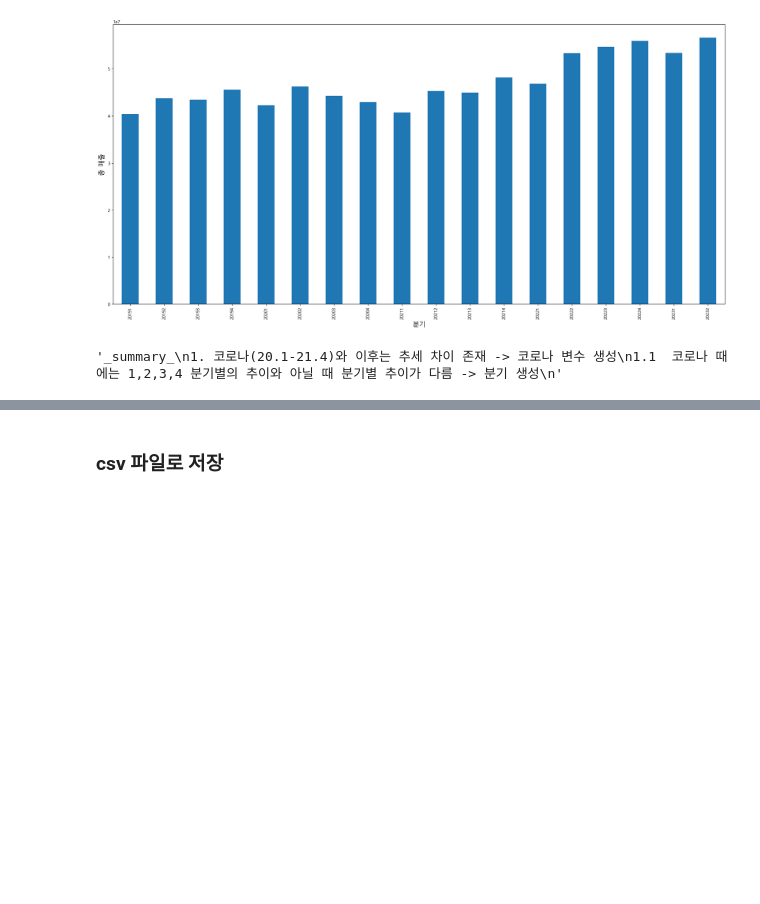
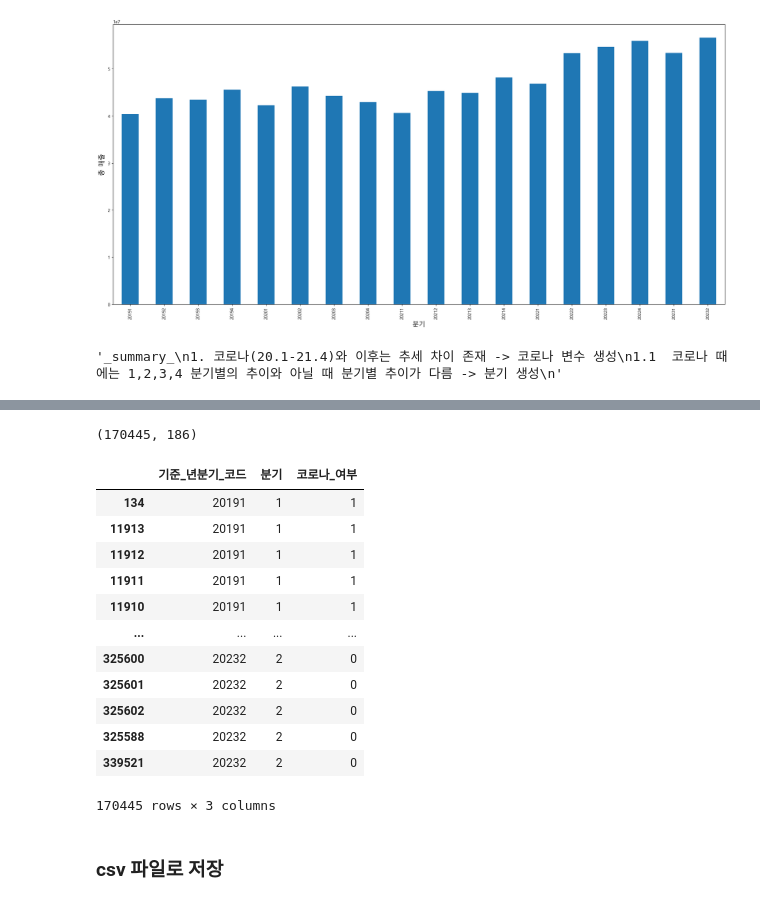
Before and after one commit to KT-AIvle-4th-Big-Project-Team2/SAI, a Jupyter notebook: Modeling/data cleansing_상권.ipynb, the cells around one changed output, grey strips where cells are left out. Cells and saved outputs as stored; diff of their text form; code cells hidden in the pictures; blank space fills up the shorter version.

```diff
--- a/Modeling/data cleansing_상권.ipynb
+++ b/Modeling/data cleansing_상권.ipynb
@@ -1043,3 +1086,26 @@ plt.show()
+# %%
+## 분기, 코로나 COL 추가
+## 분기, 코로나 COL 추가
+# 코로나 = 20201-20214
+service_data_dropped["분기"] = service_data_dropped["기준_년분기_코드"].apply(lambda x: int(str(x)[-1]))
+service_data_dropped["코로나_여부"] = service_data_dropped["기준_년분기_코드"].apply(lambda x: 1 if x<20221 else 0)
+print(service_data_dropped.shape)
+service_data_dropped[["기준_년분기_코드", "분기", "코로나_여부"]].sort_values("기준_년분기_코드")
+# %% [output]
+(170445, 186)
+|  | 기준_년분기_코드 | 분기 | 코로나_여부 |
+| 134 | 20191 | 1 | 1 |
+| 11913 | 20191 | 1 | 1 |
+| 11912 | 20191 | 1 | 1 |
+| 11911 | 20191 | 1 | 1 |
+| 11910 | 20191 | 1 | 1 |
+| ... | ... | ... | ... |
+| 325600 | 20232 | 2 | 0 |
+| 325601 | 20232 | 2 | 0 |
+| 325602 | 20232 | 2 | 0 |
+| 325588 | 20232 | 2 | 0 |
+| 339521 | 20232 | 2 | 0 |
+170445 rows × 3 columns
 # %% [markdown]
 ### csv 파일로 저장
 # %%
```
Also changed, not shown: parts of 9 cells of this notebook.
